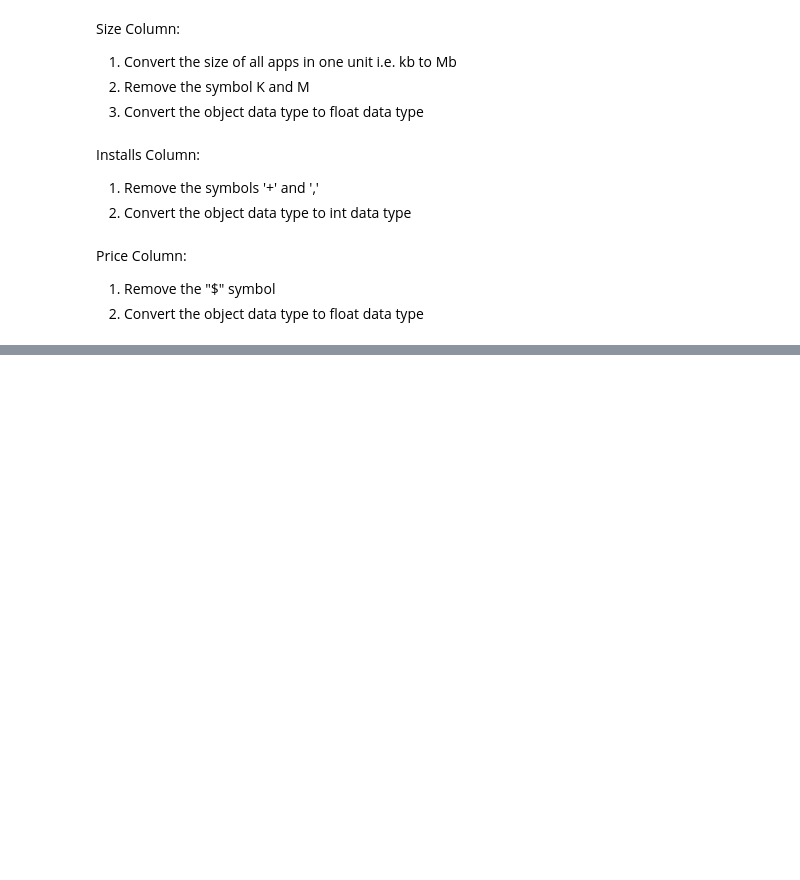
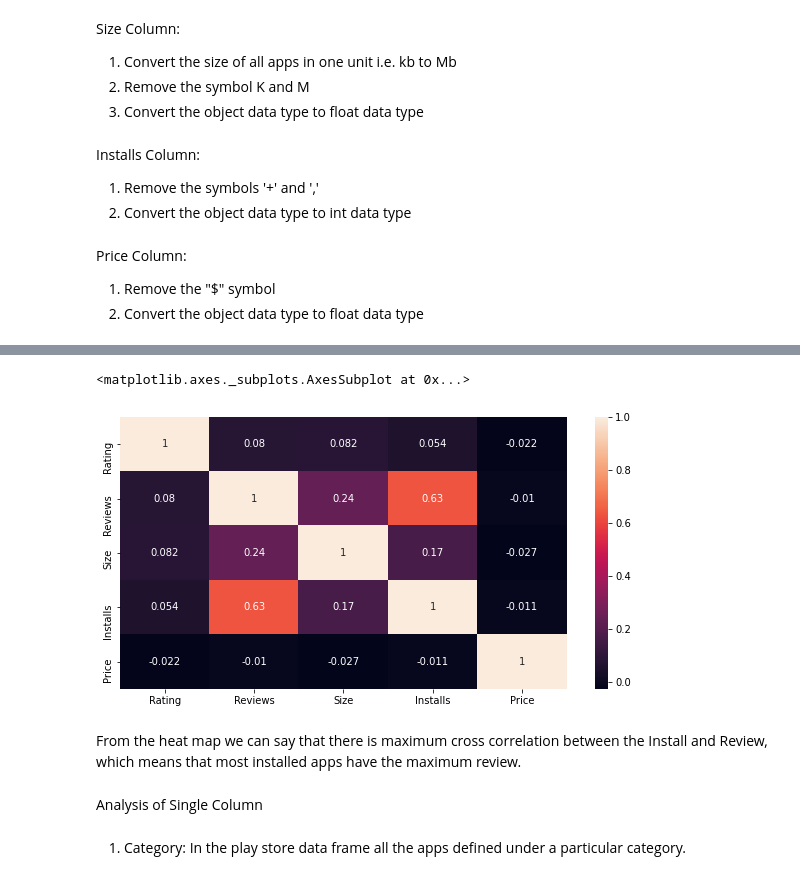
Before and after one commit to abhilasha8/play_store_app_review_analysis, a Jupyter notebook: Play_Store_App_Review_Analysis_Capstone_Project.ipynb, the cells around one changed output, grey strips where cells are left out. Saved outputs shown, nothing was run; the diff lists cells and outputs as text; code cells hidden in the pictures; blank space fills up the shorter version.

```diff
--- a/Play_Store_App_Review_Analysis_Capstone_Project.ipynb
+++ b/Play_Store_App_Review_Analysis_Capstone_Project.ipynb
@@ -297,0 +343,14 @@ ps_df['Price']=ps_df['Price'].astype('float')
+# %%
+#Heat map
+f,ax = plt.subplots(figsize=(10, 5))
+sns.heatmap(ps_df.corr(), annot=True)
+#plt.show()
+# %% [output]
+<matplotlib.axes._subplots.AxesSubplot at 0x...>
+[figure, added]
+# %% [markdown]
+From the heat map we can say that there is maximum cross correlation between the Install and Review, which means that most installed apps have the maximum review.
+# %% [markdown]
+Analysis of Single Column
+# %% [markdown]
+1. Category: In the play store data frame all the apps defined under a particular category.
```
Also changed, not shown: parts of 14 cells of this notebook.
